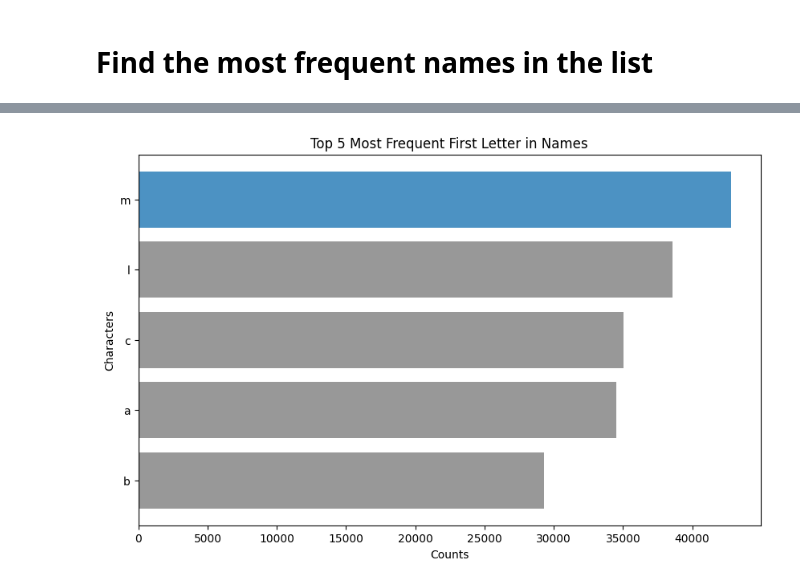
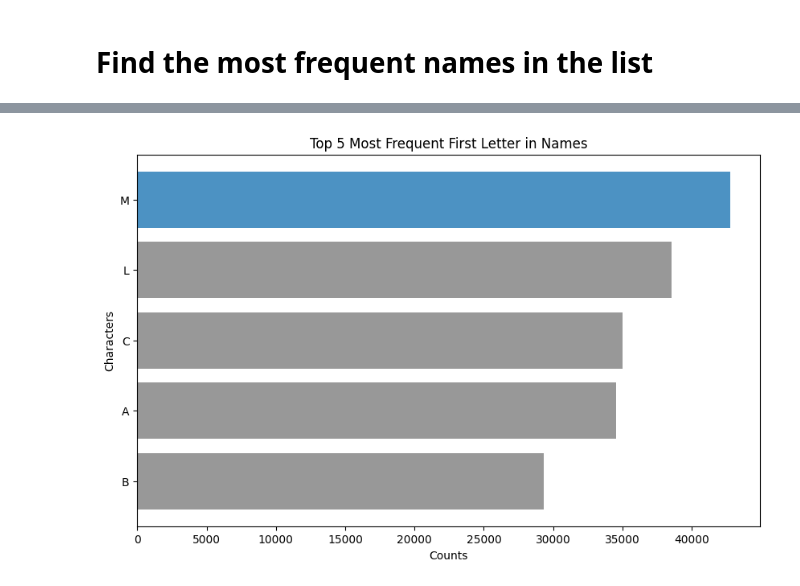
Before and after one commit to faraz-g/handwriting-recognition, a Jupyter notebook: notebooks/text analysis.ipynb, the cells around one changed output, grey strips where cells are left out. Drawn from its saved outputs; the diff is of its cells as text; code cells hidden in the pictures.

Commit message:
Text analysis and figures for presentation

```diff
--- a/notebooks/text analysis.ipynb
+++ b/notebooks/text analysis.ipynb
@@ -86,7 +86,7 @@ character_counts = list(sorted_char_freq.values())
 
 colours = ['C7'] * len(characters)
 
-for vowel in 'aeiou':
+for vowel in 'AEIOU':
   highlighted_bar_index = characters.index(vowel) # The bar's index that we want to change colour.
   colours[highlighted_bar_index] = 'C0'
 
@@ -123,0 +124,20 @@ plt.show()
+# %%
+import matplotlib.pyplot as plt
+
+sorted_char_freq = dict(sorted_char_freq) # formatted for plotting
+characters = list(sorted_char_freq.keys())
+character_counts = list(sorted_char_freq.values())
+
+colours = ['C7'] * len(characters)
+
+for vowel in 'EA':
+  highlighted_bar_index = characters.index(vowel) # The bar's index that we want to change colour.
+  colours[highlighted_bar_index] = 'C0'
+
+plt.figure(figsize=(10, 6))
+# plt.barh(characters, character_counts, color='C0', alpha=0.8)
+plt.barh(characters[-5:], character_counts[-5:], color=colours[-5:], alpha=0.8, )
+plt.xlabel('Counts')
+plt.ylabel('Characters')
+plt.title('Top 5 Most Frequent Characters in Names')
+plt.show()
@@ -123,0 +146,21 @@ plt.show()
+# %%
+import matplotlib.pyplot as plt
+
+sorted_char_freq = sorted(char_freq.items(), key=lambda item_tuple: item_tuple[1], reverse=True) # parse tuples and sort via the key, which is the count.
+sorted_char_freq = dict(sorted_char_freq) # formatted for plotting
+characters = list(sorted_char_freq.keys())
+character_counts = list(sorted_char_freq.values())
+
+colours = ['C7'] * len(characters)
+
+for vowel in 'QWK':
+  highlighted_bar_index = characters.index(vowel) # The bar's index that we want to change colour.
+  colours[highlighted_bar_index] = 'C0'
+
+plt.figure(figsize=(10, 6))
+# plt.barh(characters, character_counts, color='C0', alpha=0.8)
+plt.barh(characters[-5:], character_counts[-5:], color=colours[-5:], alpha=0.8, )
+plt.xlabel('Counts')
+plt.ylabel('Characters')
+plt.title('Top 5 Least Frequent Characters in Names')
+plt.show()
@@ -249,26 +294,26 @@ Name: count, dtype: int64
 # %%
 all_names = ''.join(df['label'].map(lambda x: x[0])) # put all names into single string
 char_freq = Counter(all_names)
 sorted_char_freq = sorted(char_freq.items(), key=lambda item_tuple: item_tuple[1], reverse=False) # parse tuples and sort via the key, which is the count.
 
 import matplotlib.pyplot as plt
 
 sorted_char_freq = dict(sorted_char_freq) # formatted for plotting
 characters = list(sorted_char_freq.keys())
 character_counts = list(sorted_char_freq.values())
 
 colours = ['C7'] * len(characters)
 
-for vowel in 'm':
+for vowel in 'M':
   highlighted_bar_index = characters.index(vowel) # The bar's index that we want to change colour.
   colours[highlighted_bar_index] = 'C0'
 
 plt.figure(figsize=(10, 6))
 # plt.barh(characters, character_counts, color='C0', alpha=0.8)
 plt.barh(characters[-5:], character_counts[-5:], color=colours[-5:], alpha=0.8, )
 plt.xlabel('Counts')
 plt.ylabel('Characters')
 plt.title('Top 5 Most Frequent First Letter in Names')
 plt.show()
 # %% [output]
-[figure, old version]
+[figure, new version]
```
Also changed, not shown: parts of 16 cells of this notebook, 2 other files.
